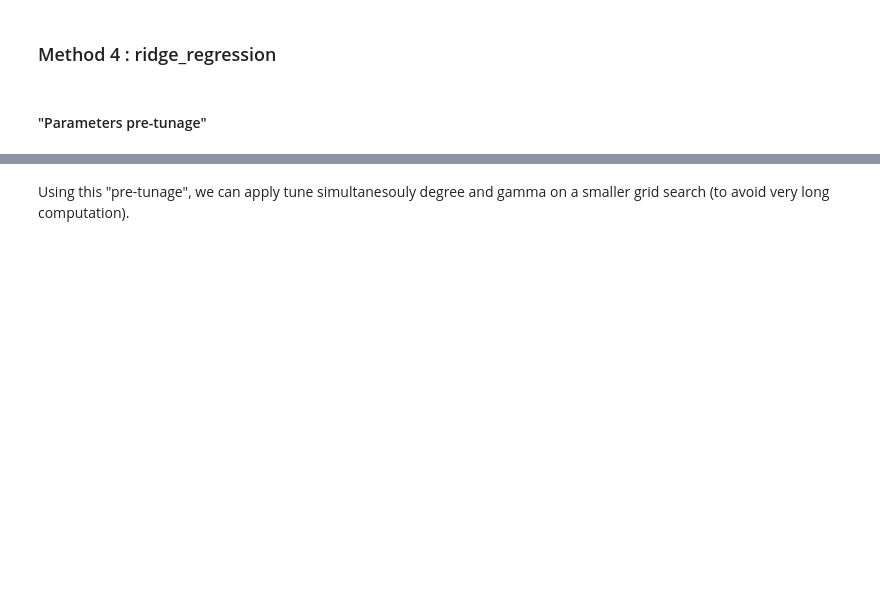
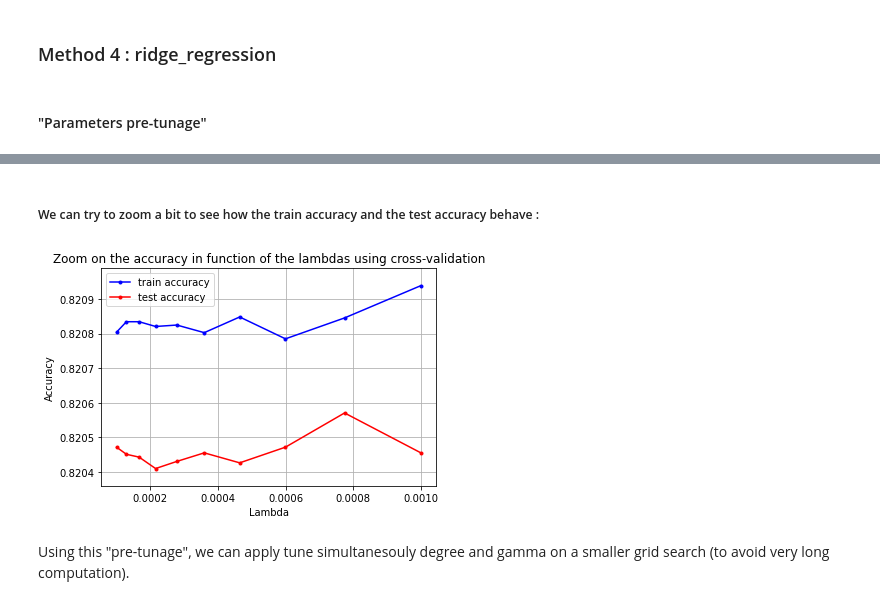
Before and after one commit to CS-433/ml-project-1-thevipers, a Jupyter notebook: Scripts/main.ipynb, the cells around one changed output, grey strips where cells are left out. Cells and saved outputs as stored; diff of their text form; code cells hidden in the pictures; blank space fills up the shorter version.

```diff
--- a/Scripts/main.ipynb
+++ b/Scripts/main.ipynb
@@ -407,3 +404,24 @@ Accuracies for different lambda :
+# %% [markdown]
+##### We can try to zoom a bit to see how the train accuracy and the test accuracy behave :
+# %%
+#Parameters to tune :
+degree = best_degree
+lambdas = np.logspace(-4, -3, 10)
+
+best_lam, acc_te_lam, acc_tr_lam = tune_best_one(y_, tX_, k_fold, ridge_regression, seed=seed, params=lambdas, degree=degree, name='lambda')
+
+plt.plot(lambdas, acc_tr_lam, marker=".", color='b', label='train accuracy')
+plt.plot(lambdas, acc_te_lam, marker=".", color='r', label='test accuracy')
+
+plt.xlabel('Lambda')
+plt.ylabel("Accuracy")
+plt.ylim(np.min(acc_te_lam)-0.00005,np.max(acc_tr_lam)+0.00005)
+plt.title("Zoom on the accuracy in function of the lambdas using cross-validation")
+plt.legend(loc=2)
+plt.grid(True)
+plt.show()
+# %% [output]
+[figure, added]
 # %% [markdown]
 Using this "pre-tunage", we can apply tune simultanesouly degree and gamma on a smaller grid search (to avoid very long computation).
 # %%
```
Also changed, not shown: parts of 14 cells of this notebook.
